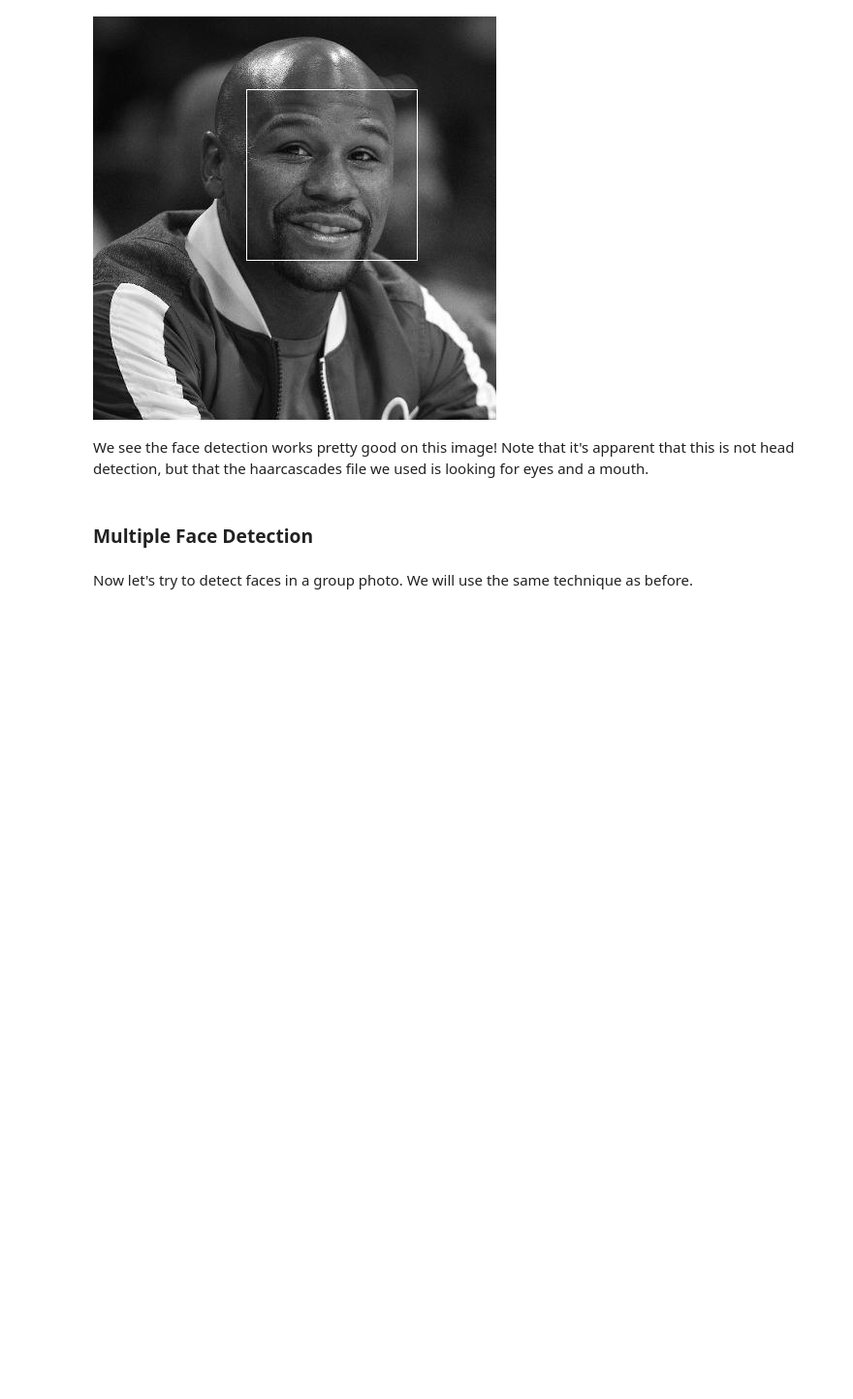
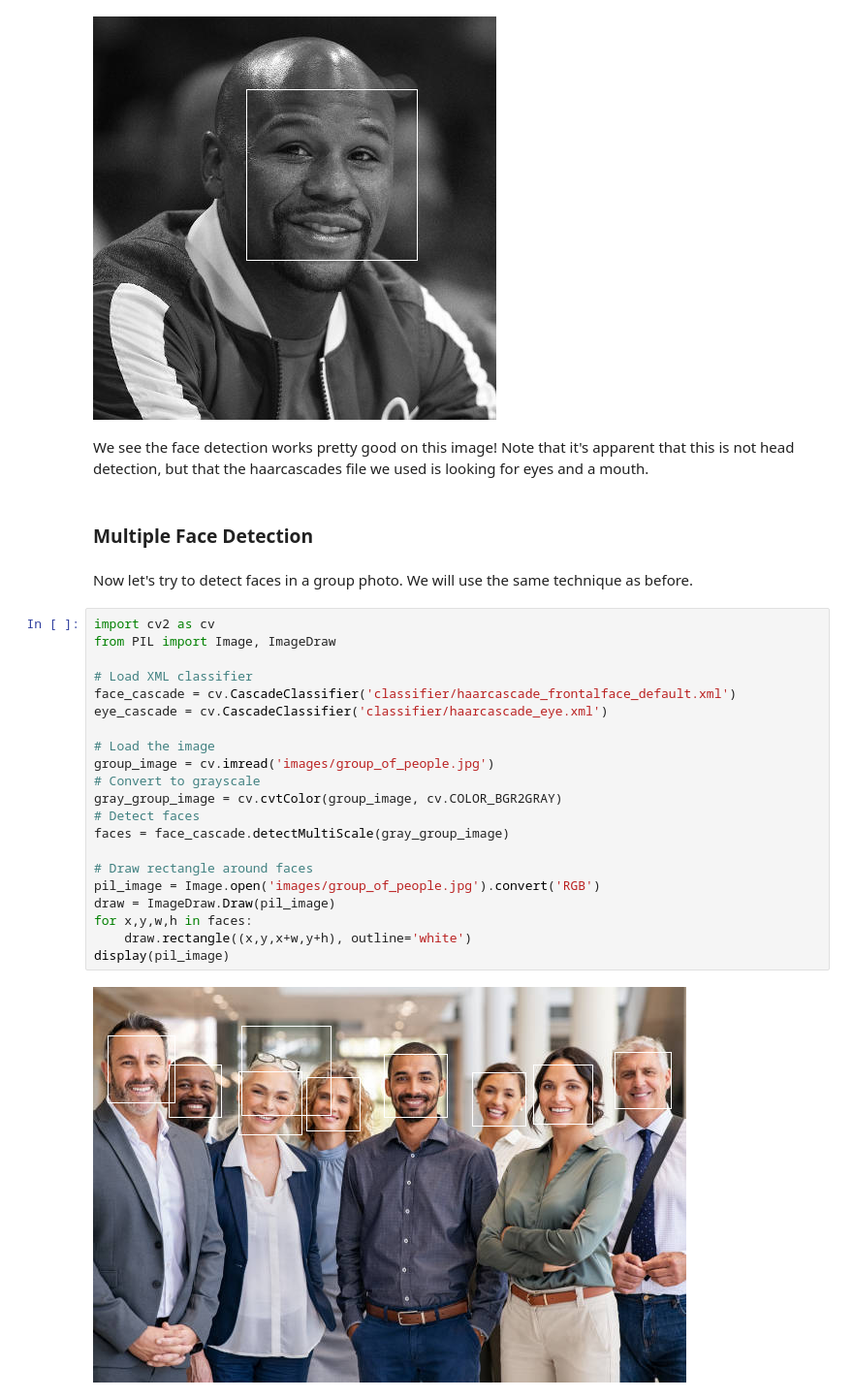
Before and after one commit to josuedelvalle/introduction_opencv_facial_recognition, a Jupyter notebook: opencv_facial_recognition.ipynb, the cells around one changed output. Shown at 97% size. Cells and saved outputs as stored; diff of their text form; blank space fills up the shorter version.

Commit message:
Update Multiple Face Detection

```diff
--- a/opencv_facial_recognition.ipynb
+++ b/opencv_facial_recognition.ipynb
@@ -123,3 +123,26 @@ We see the face detection works pretty good on this image! Note that it's appare
 ### Multiple Face Detection
 # %% [markdown]
 Now let's try to detect faces in a group photo. We will use the same technique as before.
+# %%
+import cv2 as cv
+from PIL import Image, ImageDraw
+
+# Load XML classifier
+face_cascade = cv.CascadeClassifier('classifier/haarcascade_frontalface_default.xml')
+eye_cascade = cv.CascadeClassifier('classifier/haarcascade_eye.xml')
+
+# Load the image
+group_image = cv.imread('images/group_of_people.jpg')
+# Convert to grayscale
+gray_group_image = cv.cvtColor(group_image, cv.COLOR_BGR2GRAY)
+# Detect faces
+faces = face_cascade.detectMultiScale(gray_group_image)
+
+# Draw rectangle around faces
+pil_image = Image.open('images/group_of_people.jpg').convert('RGB')
+draw = ImageDraw.Draw(pil_image)
+for x,y,w,h in faces:
+    draw.rectangle((x,y,x+w,y+h), outline='white')
+display(pil_image)
+# %% [output]
+[figure, added]
```
Also changed, not shown: parts of 7 cells of this notebook.
